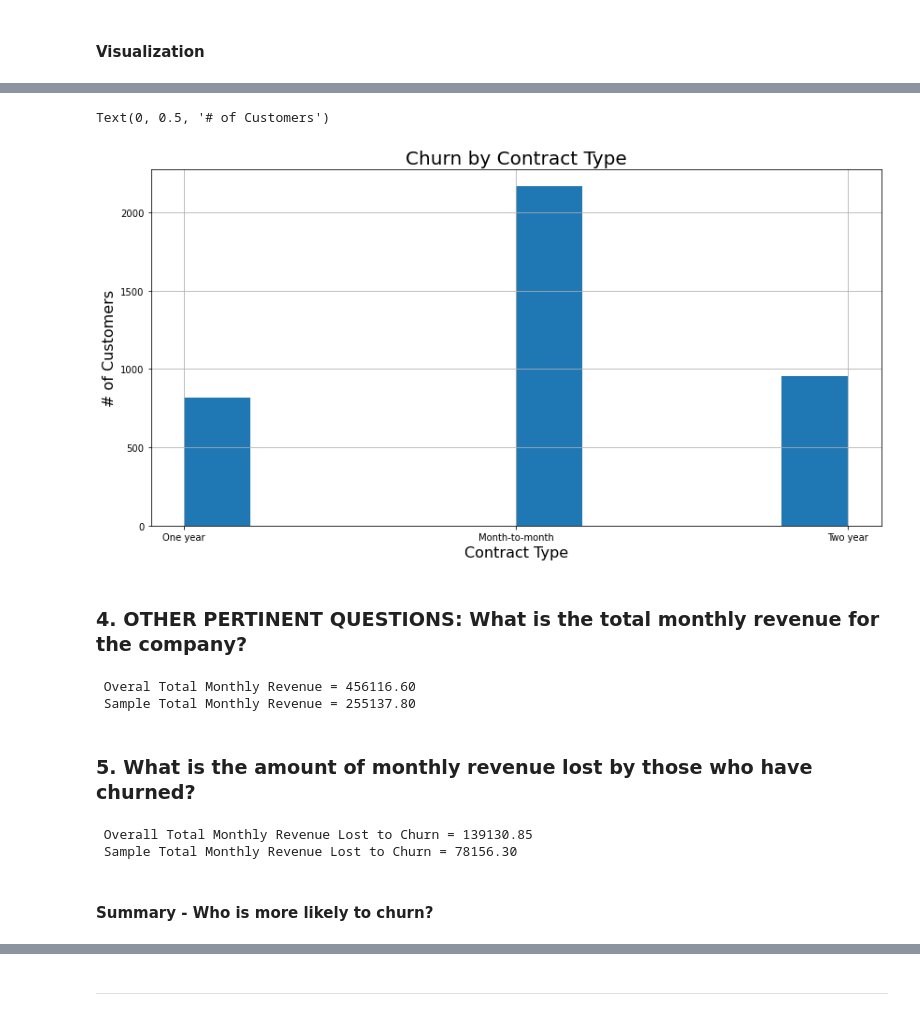
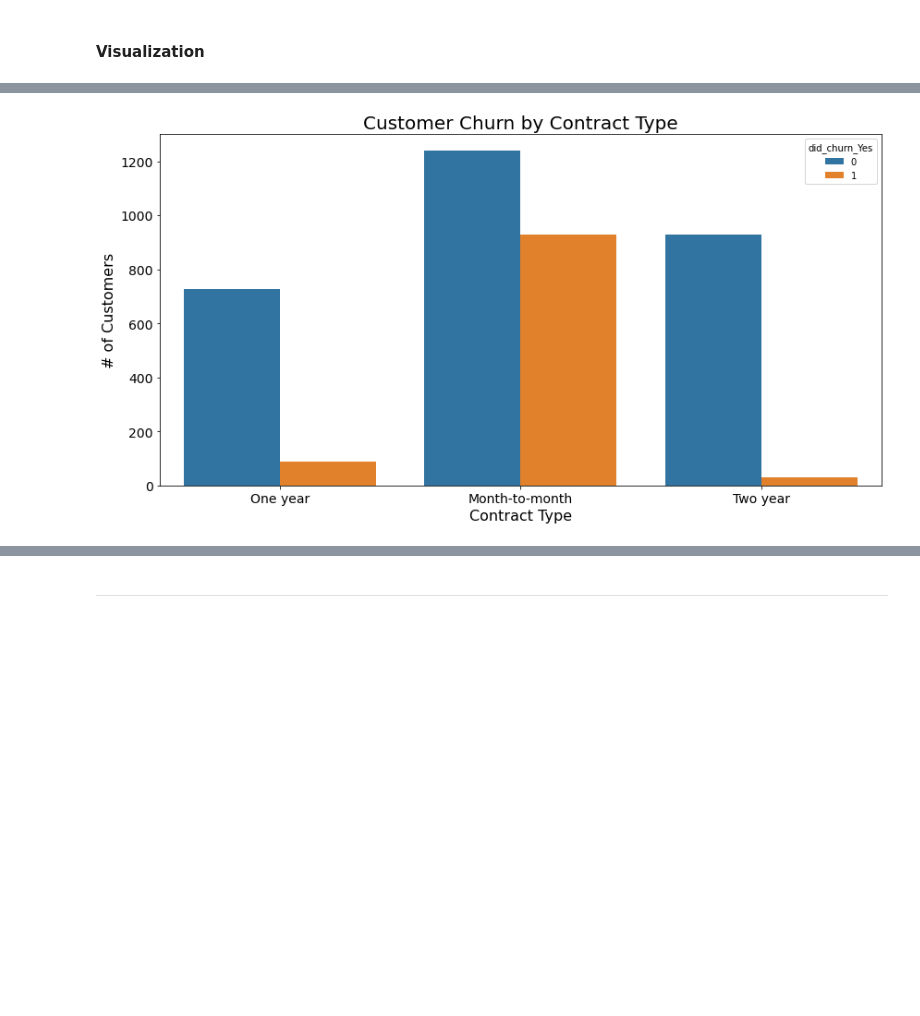
Before and after one commit to rachelrobbinsmayhill/classification-project, a Jupyter notebook: Churn_Report.ipynb, the cells around one changed output, grey strips where cells are left out. Saved outputs shown, nothing was run; the diff lists cells and outputs as text; code cells hidden in the pictures; blank space fills up the shorter version.

```diff
--- a/Churn_Report.ipynb
+++ b/Churn_Report.ipynb
@@ -320,32 +312,16 @@ Is there a relationship between contract type and churn?
 # %%
 plt.figure(figsize=(14,7))
-train.contract_type.hist()
-plt.title('Churn by Contract Type', fontsize = 20)
+
+# count plot on two categorical variable
+sns.countplot(x ='contract_type', hue = "did_churn_Yes", data = train)
+
+plt.title('Customer Churn by Contract Type', fontsize = 20)
 plt.xlabel('Contract Type', fontsize = 16)
 plt.ylabel('# of Customers', fontsize = 16)
+plt.xticks(fontsize = 14)
+plt.yticks(fontsize = 14)
+
+# Show the plot
+plt.show()
 # %% [output]
-Text(0, 0.5, '# of Customers')
-[figure, old version]
+[figure, new version]
-# %% [markdown]
-### 4. OTHER PERTINENT QUESTIONS: What is the total monthly revenue for the company?
-# %%
-total_monthly_revenue_overall = acquire_df.monthly_charges.sum()
-total_monthly_revenue_train = train.monthly_charges.sum()
-print(f' Overal Total Monthly Revenue = {total_monthly_revenue_overall:.2f}')
-print(f' Sample Total Monthly Revenue = {total_monthly_revenue_train:.2f}')
-# %% [output]
- Overal Total Monthly Revenue = 456116.60
- Sample Total Monthly Revenue = 255137.80
-# %% [markdown]
-### 5. What is the amount of monthly revenue lost by those who have churned?
-# %%
-churn_monthly_revenue_lost_overall= acquire_df[acquire_df.churn == 'Yes'].monthly_charges.sum()
-churn_monthly_revenue_lost_train = train[train.did_churn_Yes == 1].monthly_charges.sum()
-
-print(f' Overall Total Monthly Revenue Lost to Churn = {churn_monthly_revenue_lost_overall:.2f}')
-print(f' Sample Total Monthly Revenue Lost to Churn = {churn_monthly_revenue_lost_train:.2f}')
-# %% [output]
- Overall Total Monthly Revenue Lost to Churn = 139130.85
- Sample Total Monthly Revenue Lost to Churn = 78156.30
-# %% [markdown]
-#### Summary - Who is more likely to churn?
```
Also changed, not shown: parts of 58 cells of this notebook.
